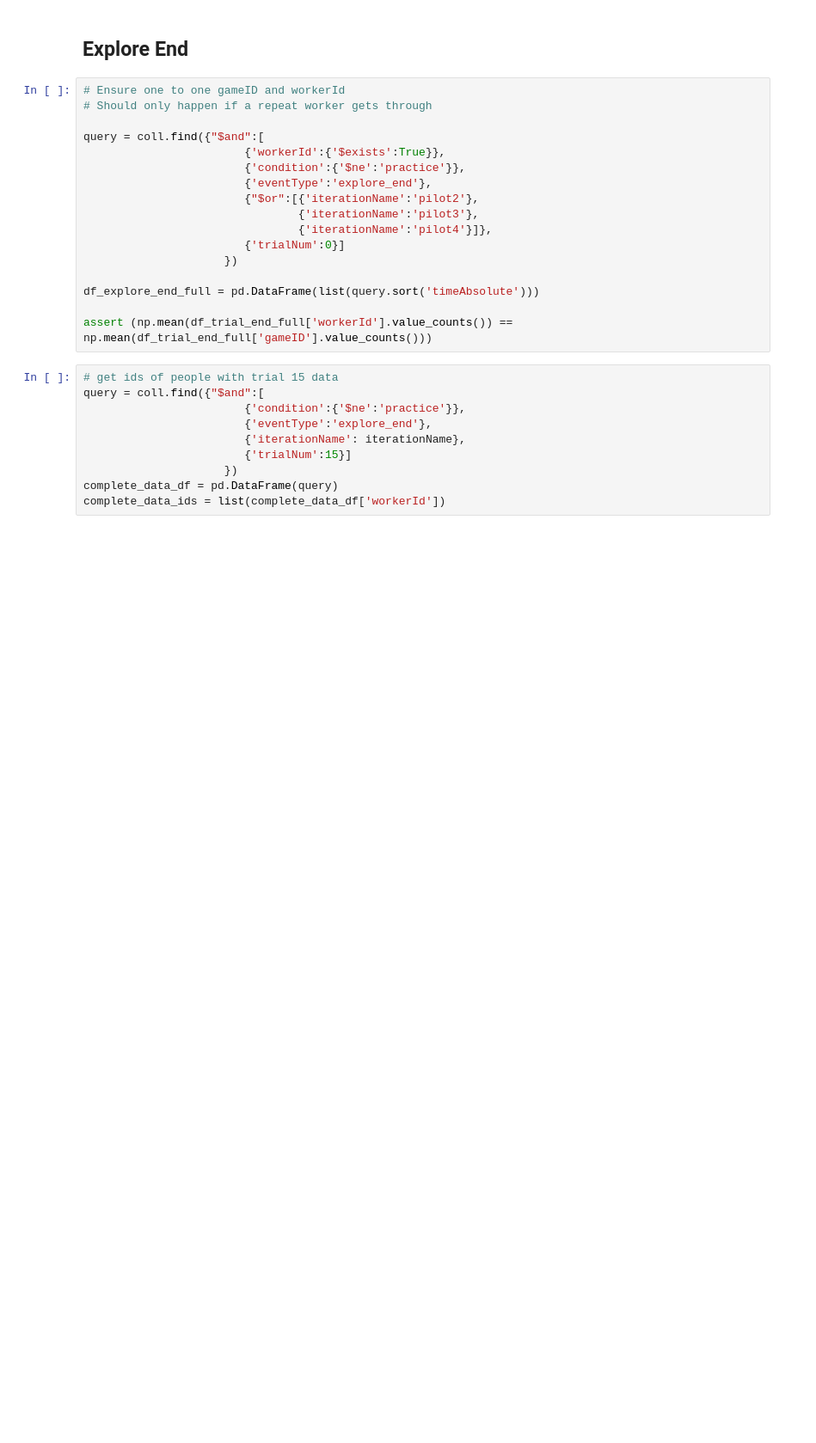
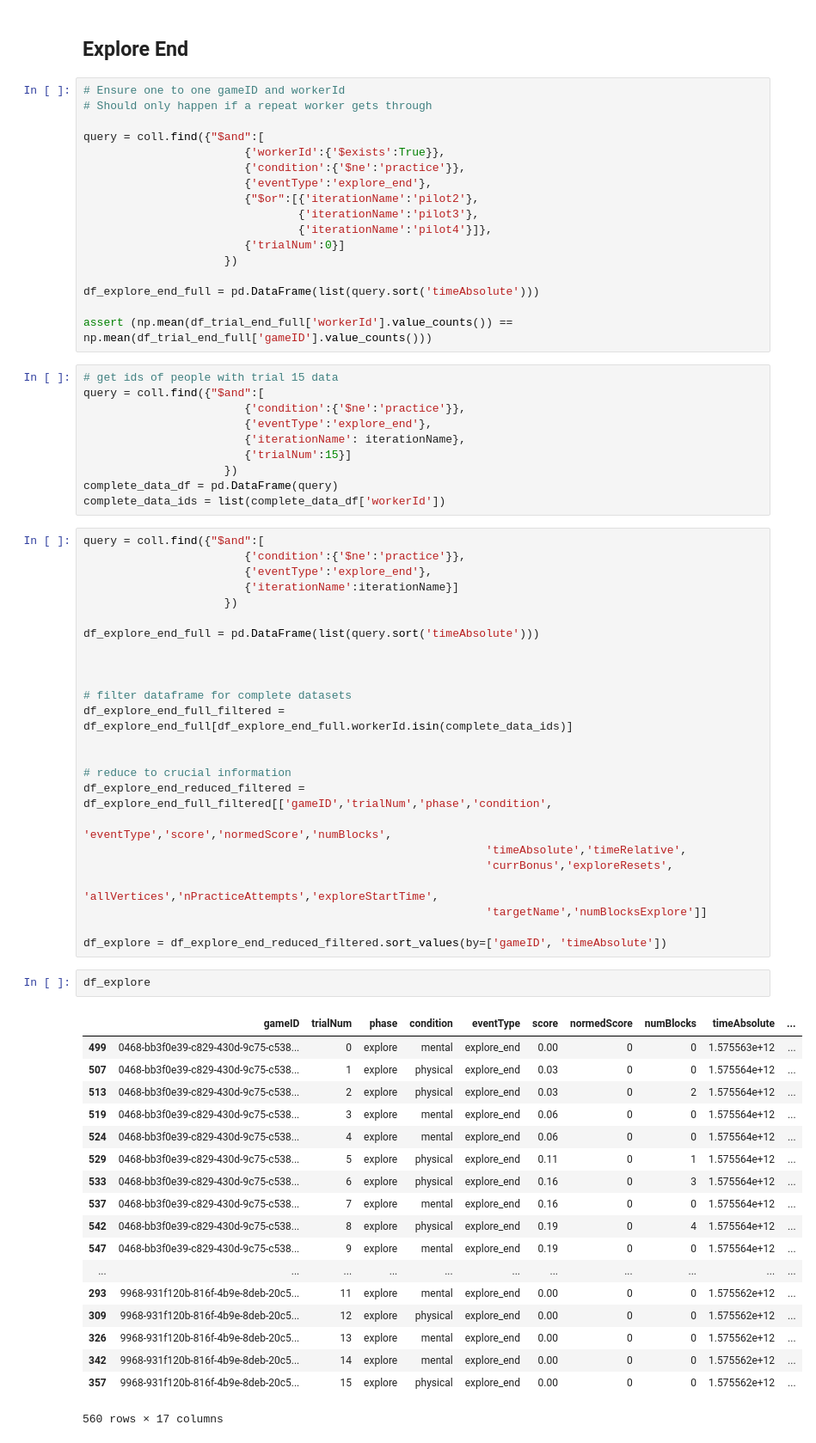
Before and after one commit to cogtoolslab/block_construction, a Jupyter notebook: analysis/will/block_silhouette_data_generator.ipynb, the cells around one changed output. Shown at 86% size. Cells and saved outputs as stored; diff of their text form; blank space fills up the shorter version.

```diff
--- a/analysis/will/block_silhouette_data_generator.ipynb
+++ b/analysis/will/block_silhouette_data_generator.ipynb
@@ -223,3 +293,48 @@ query = coll.find({"$and":[
                      })
 complete_data_df = pd.DataFrame(query)
 complete_data_ids = list(complete_data_df['workerId'])
+# %%
+query = coll.find({"$and":[
+                        {'condition':{'$ne':'practice'}},
+                        {'eventType':'explore_end'},
+                        {'iterationName':iterationName}]
+                     })
+
+df_explore_end_full = pd.DataFrame(list(query.sort('timeAbsolute')))
+
+
+
+# filter dataframe for complete datasets
+df_explore_end_full_filtered = df_explore_end_full[df_explore_end_full.workerId.isin(complete_data_ids)]
+
+
+# reduce to crucial information
+df_explore_end_reduced_filtered = df_explore_end_full_filtered[['gameID','trialNum','phase','condition',
+                                                            'eventType','score','normedScore','numBlocks',
+                                                            'timeAbsolute','timeRelative',
+                                                            'currBonus','exploreResets',
+                                                            'allVertices','nPracticeAttempts','exploreStartTime',
+                                                            'targetName','numBlocksExplore']]
+
+df_explore = df_explore_end_reduced_filtered.sort_values(by=['gameID', 'timeAbsolute'])
+# %%
+df_explore
+# %% [output]
+|  | gameID | trialNum | phase | condition | eventType | score | normedScore | numBlocks | timeAbsolute | ... |
+| 499 | 0468-bb3f0e39-c829-430d-9c75-c538... | 0 | explore | mental | explore_end | 0.00 | 0 | 0 | 1.575563e+12 | ... |
+| 507 | 0468-bb3f0e39-c829-430d-9c75-c538... | 1 | explore | physical | explore_end | 0.03 | 0 | 0 | 1.575564e+12 | ... |
+| 513 | 0468-bb3f0e39-c829-430d-9c75-c538... | 2 | explore | physical | explore_end | 0.03 | 0 | 2 | 1.575564e+12 | ... |
+| 519 | 0468-bb3f0e39-c829-430d-9c75-c538... | 3 | explore | mental | explore_end | 0.06 | 0 | 0 | 1.575564e+12 | ... |
+| 524 | 0468-bb3f0e39-c829-430d-9c75-c538... | 4 | explore | mental | explore_end | 0.06 | 0 | 0 | 1.575564e+12 | ... |
+| 529 | 0468-bb3f0e39-c829-430d-9c75-c538... | 5 | explore | physical | explore_end | 0.11 | 0 | 1 | 1.575564e+12 | ... |
+| 533 | 0468-bb3f0e39-c829-430d-9c75-c538... | 6 | explore | physical | explore_end | 0.16 | 0 | 3 | 1.575564e+12 | ... |
+| 537 | 0468-bb3f0e39-c829-430d-9c75-c538... | 7 | explore | mental | explore_end | 0.16 | 0 | 0 | 1.575564e+12 | ... |
+| 542 | 0468-bb3f0e39-c829-430d-9c75-c538... | 8 | explore | physical | explore_end | 0.19 | 0 | 4 | 1.575564e+12 | ... |
+| 547 | 0468-bb3f0e39-c829-430d-9c75-c538... | 9 | explore | mental | explore_end | 0.19 | 0 | 0 | 1.575564e+12 | ... |
+| ... | ... | ... | ... | ... | ... | ... | ... | ... | ... | ... |
+| 293 | 9968-931f120b-816f-4b9e-8deb-20c5... | 11 | explore | mental | explore_end | 0.00 | 0 | 0 | 1.575562e+12 | ... |
+| 309 | 9968-931f120b-816f-4b9e-8deb-20c5... | 12 | explore | physical | explore_end | 0.00 | 0 | 0 | 1.575562e+12 | ... |
+| 326 | 9968-931f120b-816f-4b9e-8deb-20c5... | 13 | explore | mental | explore_end | 0.00 | 0 | 0 | 1.575562e+12 | ... |
+| 342 | 9968-931f120b-816f-4b9e-8deb-20c5... | 14 | explore | mental | explore_end | 0.00 | 0 | 0 | 1.575562e+12 | ... |
+| 357 | 9968-931f120b-816f-4b9e-8deb-20c5... | 15 | explore | physical | explore_end | 0.00 | 0 | 0 | 1.575562e+12 | ... |
+560 rows × 17 columns
```
Also changed, not shown: parts of 13 cells of this notebook, 1 other file.
